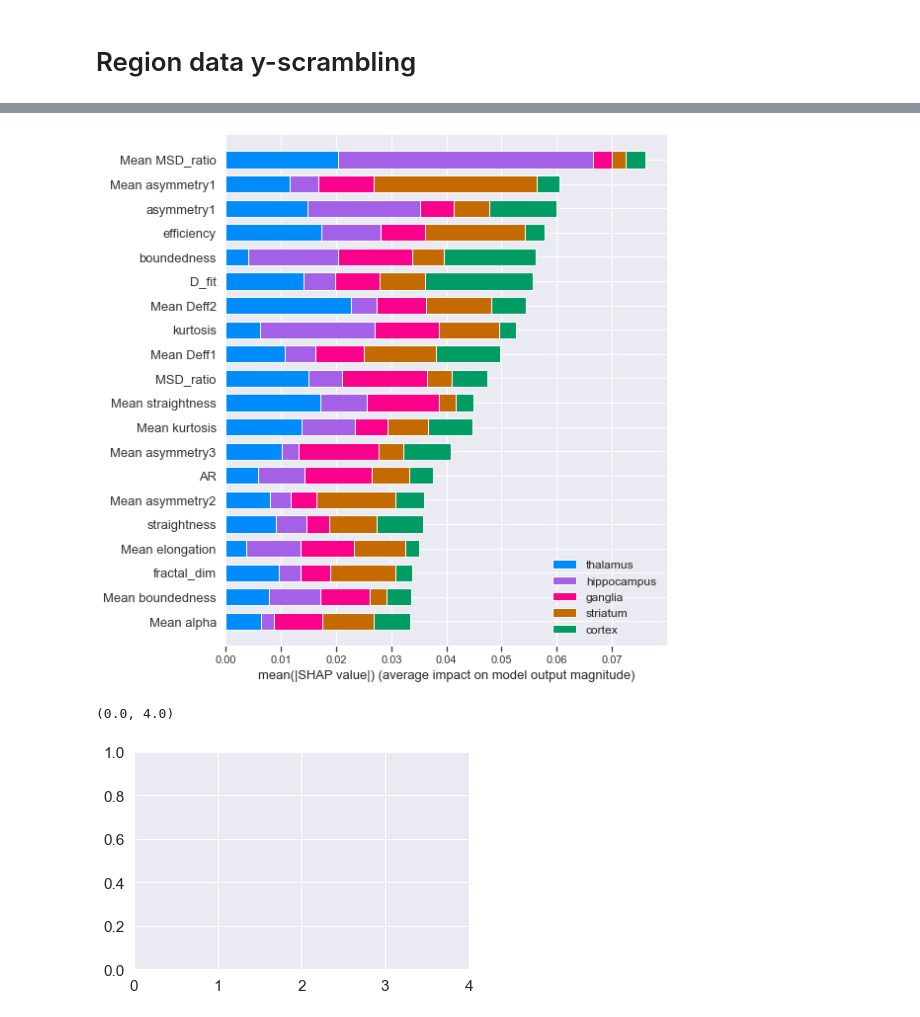
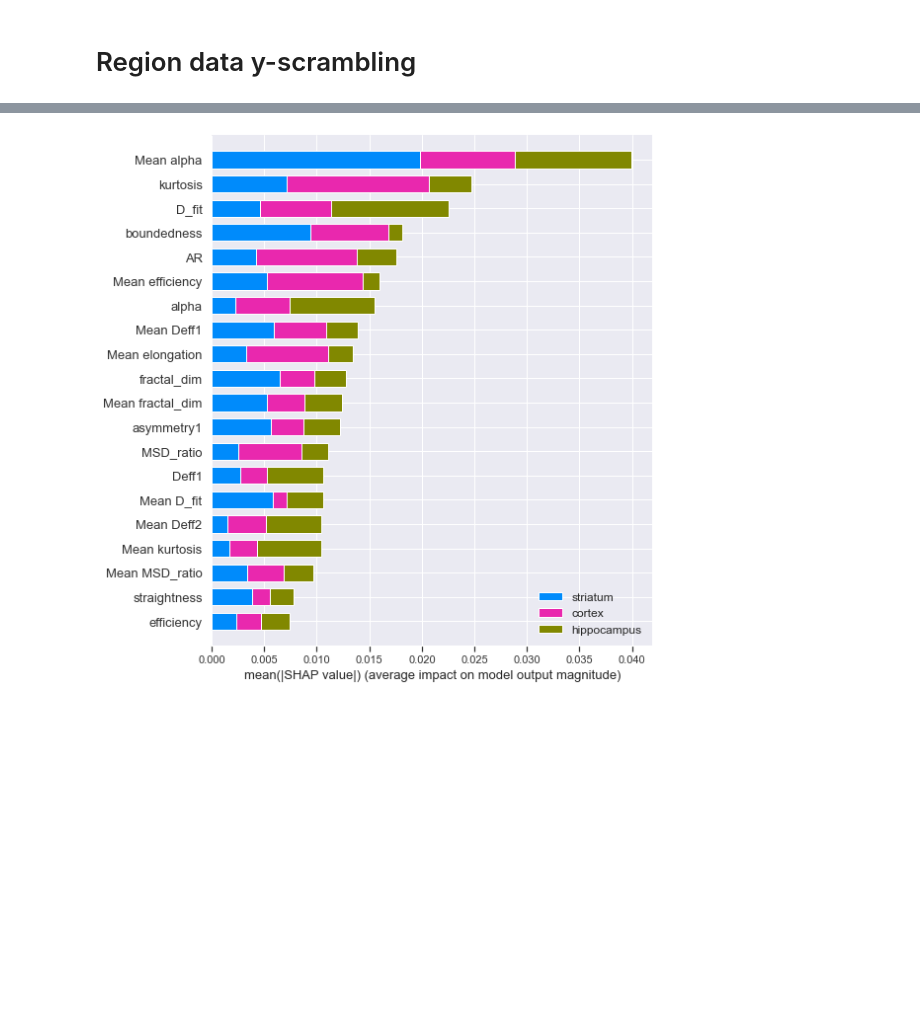
Before and after one commit to Nance-Lab/diff_predictor, a Jupyter notebook: notebooks/y_scrambling.ipynb, the cells around one changed output, grey strips where cells are left out. Saved outputs shown, nothing was run; the diff lists cells and outputs as text; code cells hidden in the pictures; blank space fills up the shorter version.

Commit message:
running notebooks for final figures

```diff
--- a/notebooks/y_scrambling.ipynb
+++ b/notebooks/y_scrambling.ipynb
@@ -283,7 +283,7 @@ shap.summary_plot(shap_values, X_test[features], class_names=np.array(class_name
 # %% [markdown]
 # Region data y-scrambling
 # %%
-fstats_tot_region = data_process.generate_fullstats(region_dataset_path, region_filelist, ['cortex', 'hippocampus', 'striatum', 'ganglia', 'thalamus'], 'region')
+fstats_tot_region = data_process.generate_fullstats(region_dataset_path, region_filelist, ['cortex', 'hippocampus', 'striatum'], 'region')
 # %% [output]
 Adding file feat_NT_slice_2_striatum_vid_4.csv size: (10237, 67)
 Adding file feat_NT_slice_2_striatum_vid_5.csv size: (13938, 67)
@@ -360,7 +359,7 @@ best_param = {'max_depth': 4,
  'min_child_weight': 0,
  'verbosity': 0,
  'objective': 'multi:softprob',
- 'num_class': 5,
+ 'num_class': 3,
  'silent': 'True',
  'gamma': 5,
  'subsample': 0.6,
@@ -402,17 +399,15 @@ plt.show()
 # %%
 from matplotlib import colors as plt_colors
 
 explainer = shap.TreeExplainer(booster)
 shap_values = explainer.shap_values(X_test[features])
-# c_NT = '#E69F00'
-# c_HYase = '#56B4E9'
-# c_ChABC = '#009E73'
+c_NT = '#E69F00'
+c_HYase = '#56B4E9'
+c_ChABC = '#009E73'
 
-#colors = [c_NT, c_HYase, c_ChABC]
+colors = [c_NT, c_HYase, c_ChABC]
 class_inds = np.argsort([-np.abs(shap_values[i]).mean() for i in range(len(shap_values))])
-#cmap = plt_colors.ListedColormap(np.array(colors)[class_inds])
+cmap = plt_colors.ListedColormap(np.array(colors)[class_inds])
 shap.summary_plot(shap_values, X_test[features], class_names=np.array(class_names), max_display=None, title='Total SHAP Values')
 # %% [output]
-[figure, old version]
+[figure, new version]
-(0.0, 4.0)
-[figure, removed]
```
Also changed, not shown: parts of 19 cells of this notebook, 1 other file.
